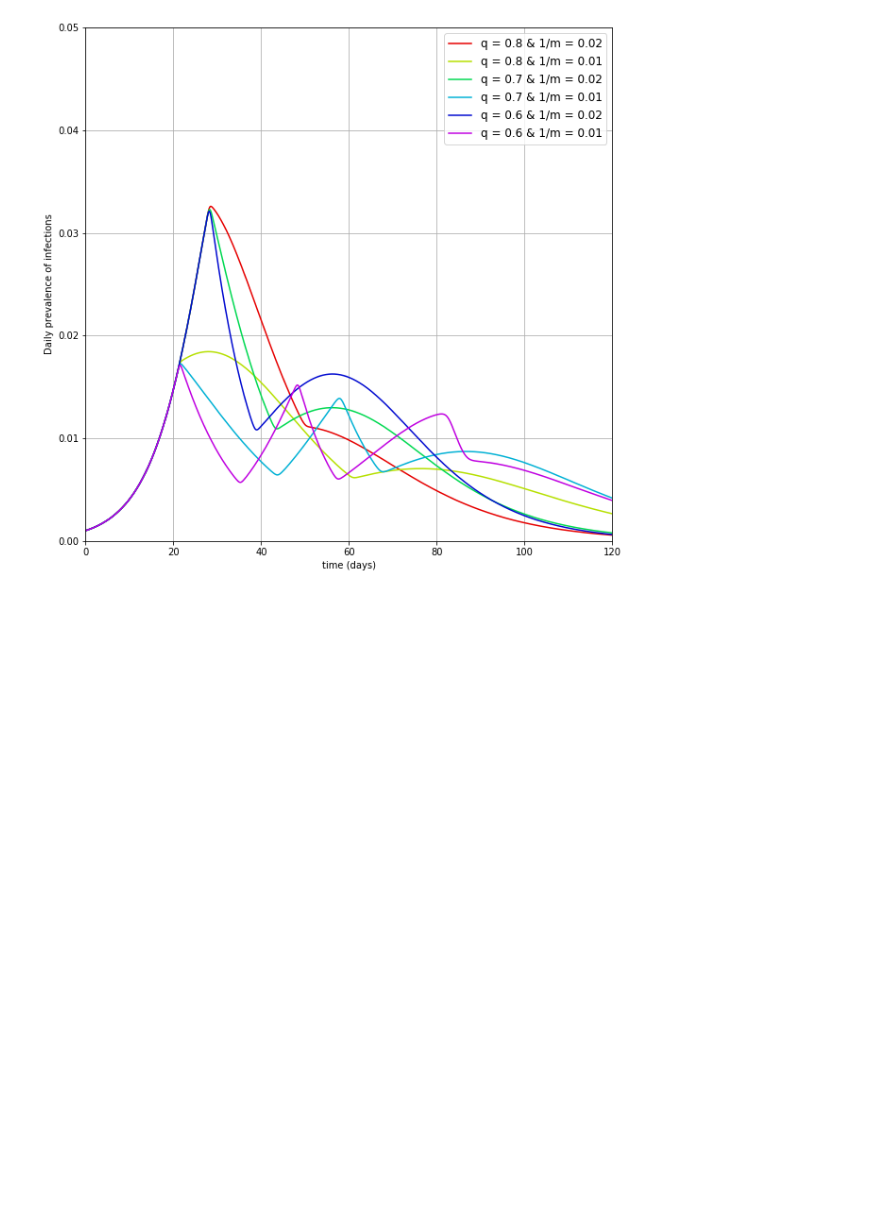
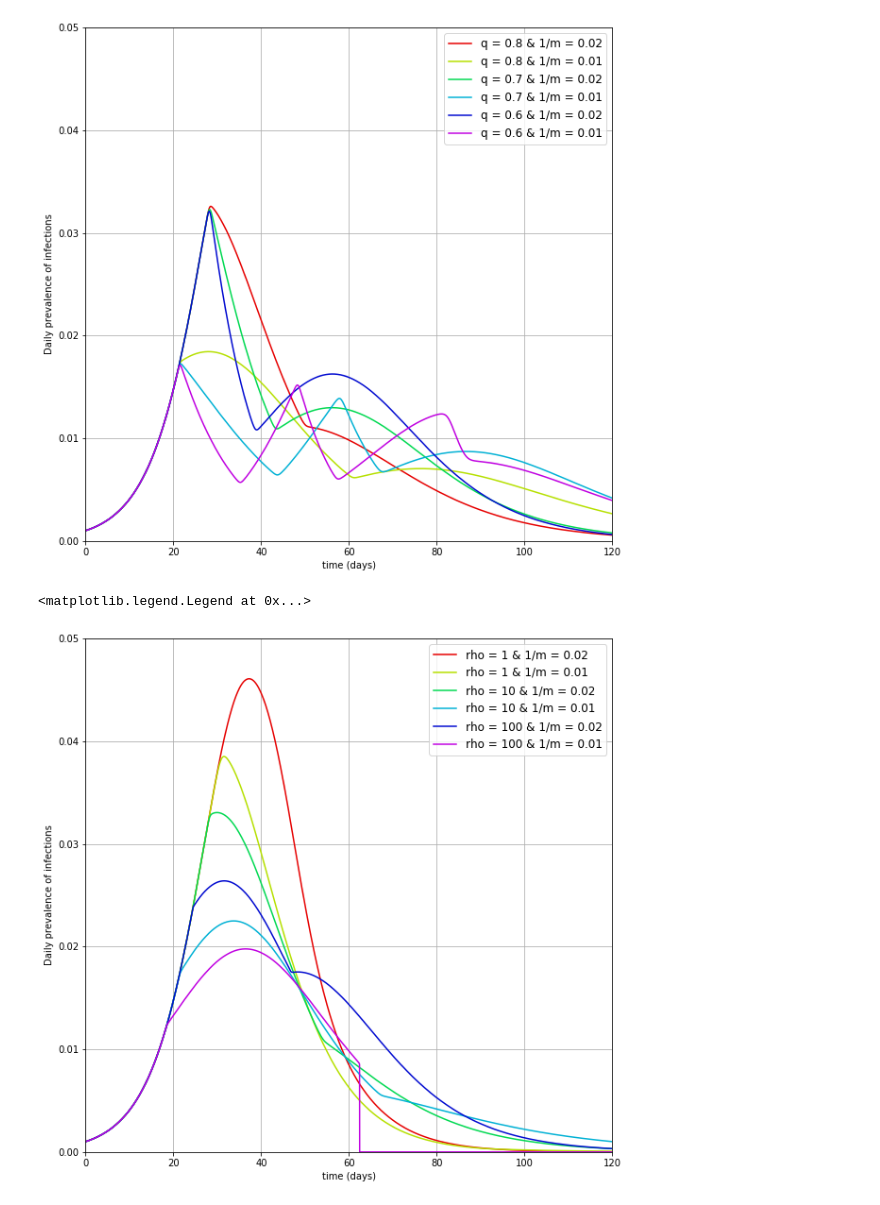
Before and after one commit to ajhaslam16/Impacts_of_behavior_SIR, a Jupyter notebook: Recreate_Poletti.ipynb, the cells around one changed output. Saved outputs shown, nothing was run; the diff lists cells and outputs as text; code cells hidden in the pictures; blank space fills up the shorter version.

```diff
--- a/Recreate_Poletti.ipynb
+++ b/Recreate_Poletti.ipynb
@@ -474,3 +474,41 @@ ax.legend(legend_curves, legend_names, loc='best',fontsize='large')
 # %% [output]
 <matplotlib.legend.Legend at 0x...>
 [figure]
+# %%
+## Observe interaction between 1/m and rho
+
+time = np.arange(0,120,0.005)
+colors = ['#e60000','#b6e000','#00d951','#00b1d5','#0009d0','#c000e1']
+color_iter = iter(colors)
+
+matplotlib.rcParams['figure.figsize'] = [10, 10]
+fig, ax = plt.subplots()
+legend_curves = tuple()
+legend_names = tuple()
+
+ax.set(xlabel='time (days)', ylabel='Daily prevalence of infections')
+ax.set_ylim((0,0.05))
+ax.set_xlim((0,120))
+ax.grid()
+
+rho_set = [1,10,100]  # approximately 14 day delay, 4 day delay, and 1 day delay.
+Mthresh_set = [0.02,0.01]
+for rho_test in rho_set:
+    for Mthresh_test in Mthresh_set:
+
+        params = ODE_models.get_params(rho=rho_test,m=1/Mthresh_test)
+
+        sim_system = odeint(ODE_models.SIRan_system, initial_state, time, args=(params,))
+
+        col = next(color_iter)
+        #line1, = ax.plot(time, sim_system[:,-1], c=col, linestyle='--')
+        line2, = ax.plot(time, sim_system[:,2], c=col, linestyle='-')
+
+        legend_curves += (line2,)
+        legend_names += ('rho = {} & 1/m = {}'.format(rho_test,Mthresh_test),)
+
+
+ax.legend(legend_curves, legend_names, loc='best',fontsize='large')
+# %% [output]
+<matplotlib.legend.Legend at 0x...>
+[figure, added]
```
Also changed, not shown: parts of 15 cells of this notebook.
